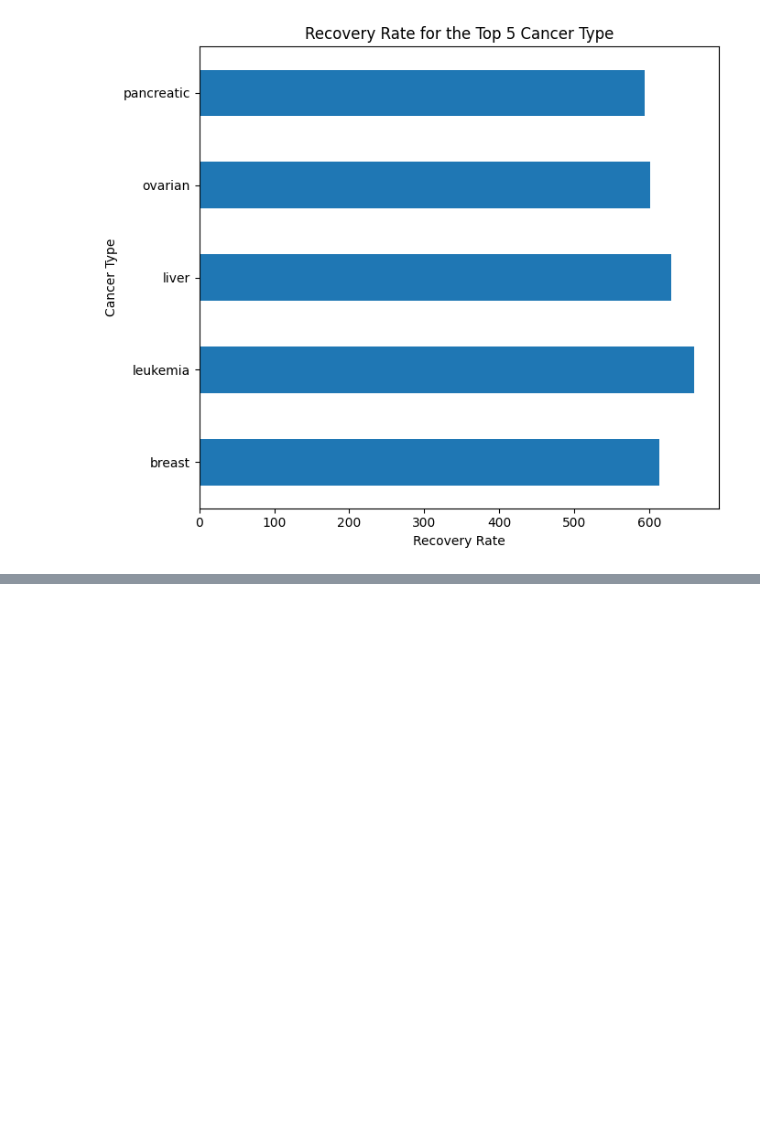
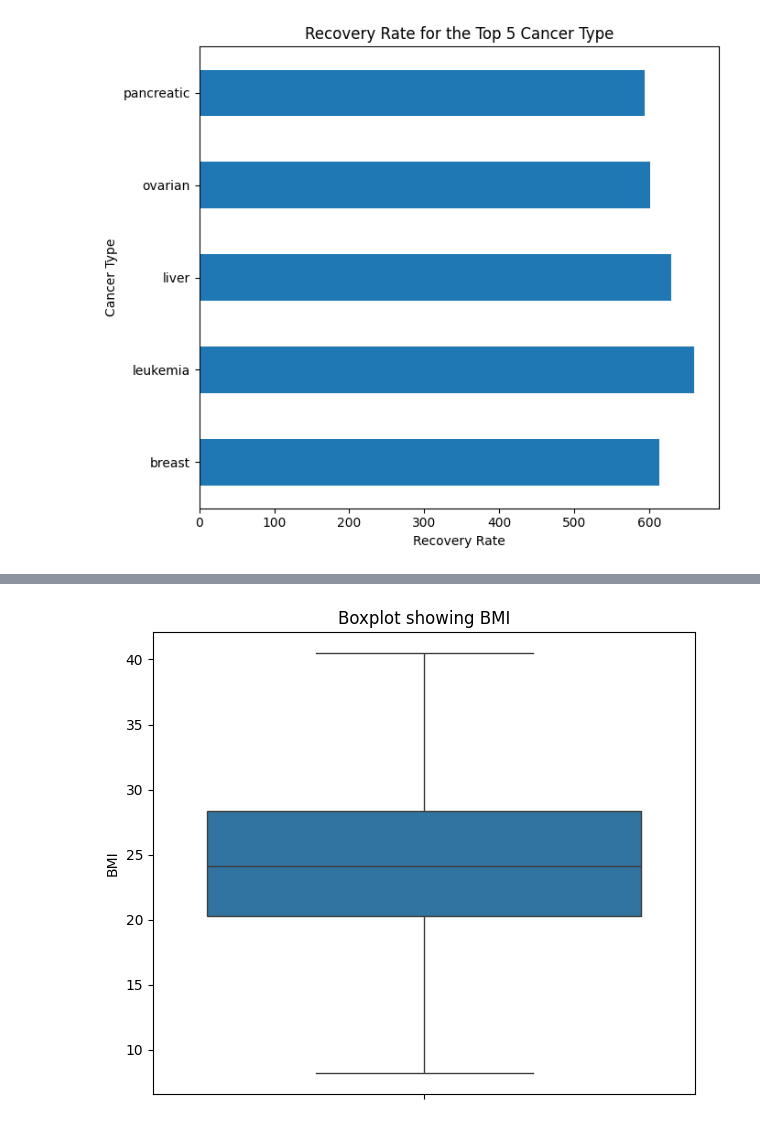
Before and after one commit to Iyanuadeleye01/Cancer-ML-Classification-and-Clustering, a Jupyter notebook: main.ipynb, the cells around one changed output, grey strips where cells are left out. Cells and saved outputs as stored; diff of their text form; code cells hidden in the pictures; blank space fills up the shorter version.

```diff
--- a/main.ipynb
+++ b/main.ipynb
@@ -908,0 +1011,19 @@ plt.show()
+# %%
+# Clip the outliers in the BMI column
+Q1_bmi = df['BMI'].quantile(0.25)
+Q3_bmi = df['BMI'].quantile(0.75)
+
+IQR = Q3_bmi - Q1_bmi
+
+lower_bound_bmi = Q1_bmi - 1.5*IQR
+upper_bound_bmi = Q3_bmi + 1.5*IQR
+
+# Clip the outliers
+df['BMI'] = df['BMI'].clip(lower=lower_bound_bmi, upper=upper_bound_bmi)
+# %%
+plt.figure(figsize=(7,6))
+sns.boxplot(data=df['BMI'])
+plt.title('Boxplot showing BMI')
+plt.show()
+# %% [output]
+[figure, added]
```
Also changed, not shown: parts of 31 cells of this notebook.
